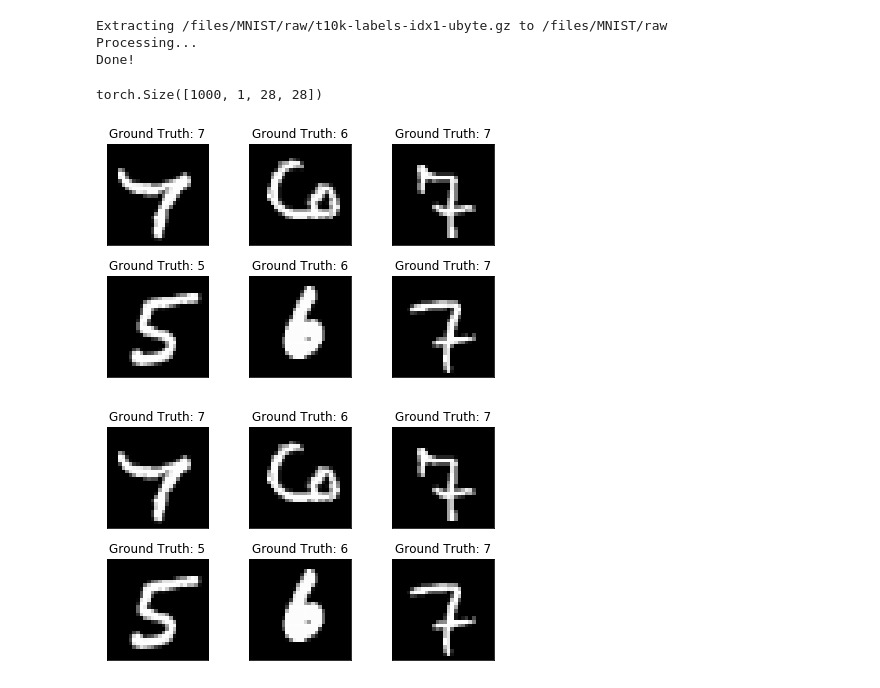
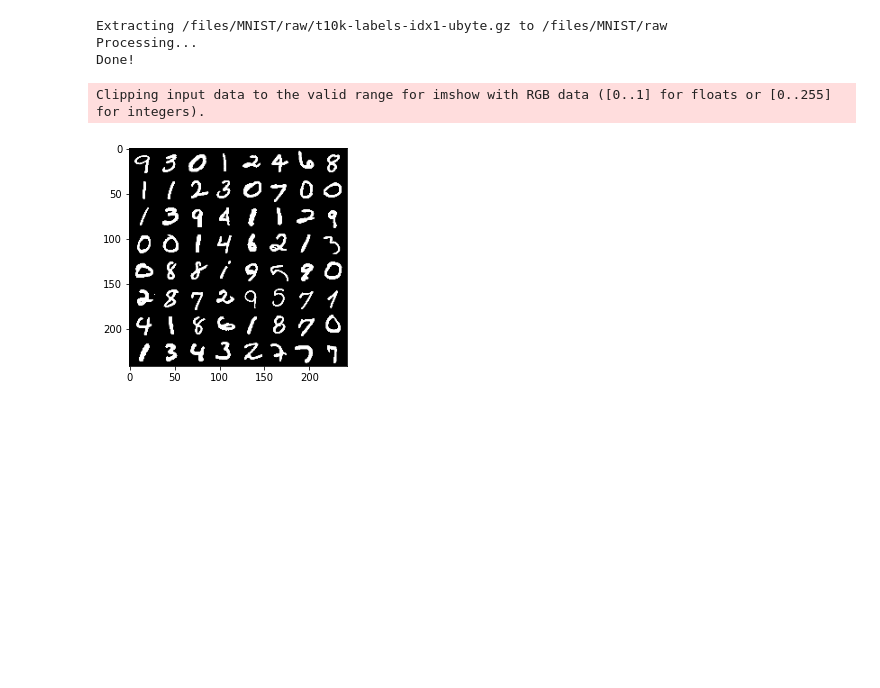
Before and after one commit to mkakade92/DeepLearning, a Jupyter notebook: MNIST.ipynb, the cells around one changed output. Drawn from its saved outputs; the diff is of its cells as text; code cells hidden in the pictures; blank space fills up the shorter version.

```diff
--- a/MNIST.ipynb
+++ b/MNIST.ipynb
@@ -55,22 +57,16 @@ batch_idx, (example_data, example_targets) = next(examples)
-# %%
-example_data.shape
-# %% [output]
-torch.Size([1000, 1, 28, 28])
-# %%
-import matplotlib.pyplot as plt
-
-fig = plt.figure()
-for i in range(6):
-  plt.subplot(2,3,i+1)
-  plt.tight_layout()
-  plt.imshow(example_data[i][0], cmap='gray', interpolation='none')
-  plt.title("Ground Truth: {}".format(example_targets[i]))
-  plt.xticks([])
-  plt.yticks([])
-fig
-# %% [output]
-[figure, removed]
-[figure, removed]
+# %%
+def imshow(img):
+    # img = img / 2 + 0.5     # unnormalize
+    npimg = img.numpy()
+    plt.imshow(np.transpose(npimg, (1, 2, 0)))
+    plt.show()
+# %%
+dataiter=iter(train_loader)
+image,labels=dataiter.next()
+imshow(torchvision.utils.make_grid(image))
+# %% [output]
+Clipping input data to the valid range for imshow with RGB data ([0..1] for floats or [0..255] for integers).
+[figure, added]
 # %%
 import torch.nn as nn
 import torch.nn.functional as F
```
Also changed, not shown: parts of 10 cells of this notebook.
